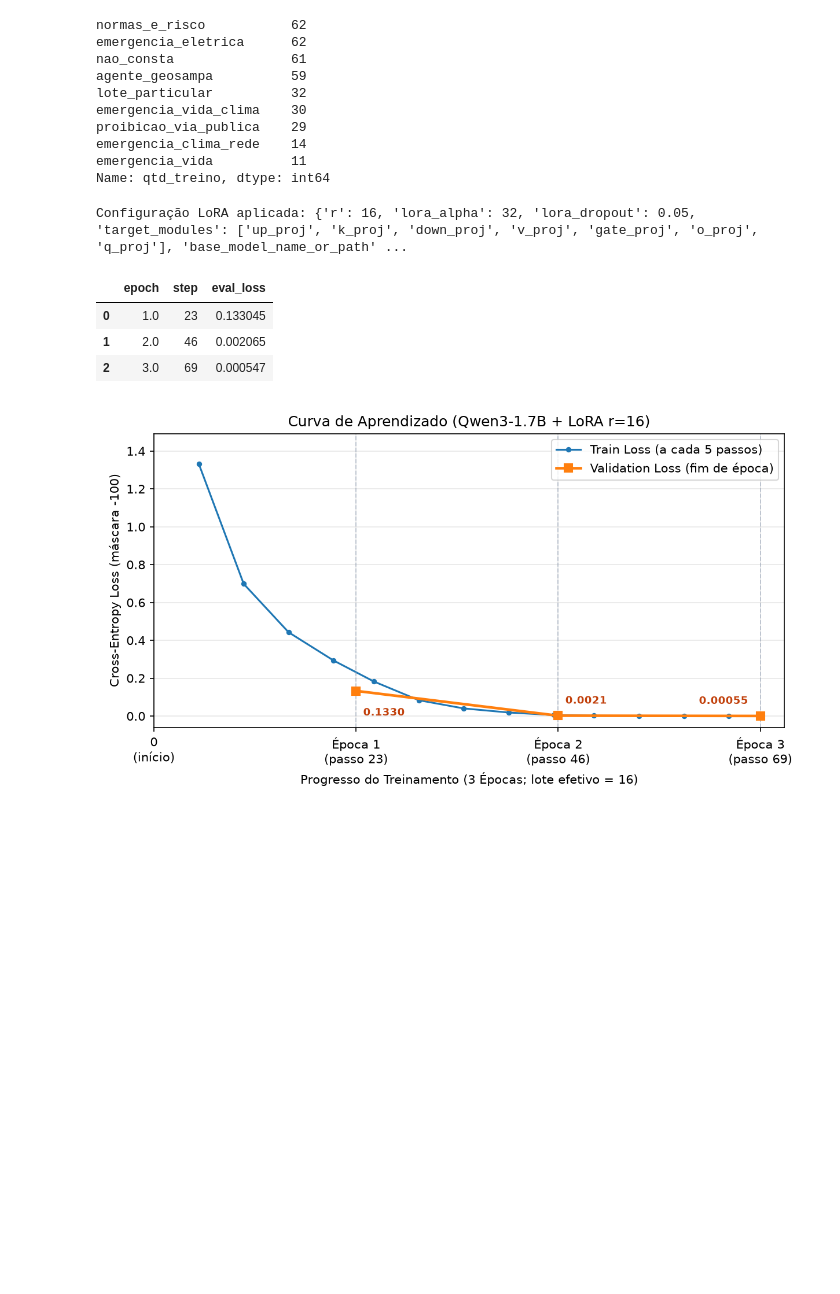
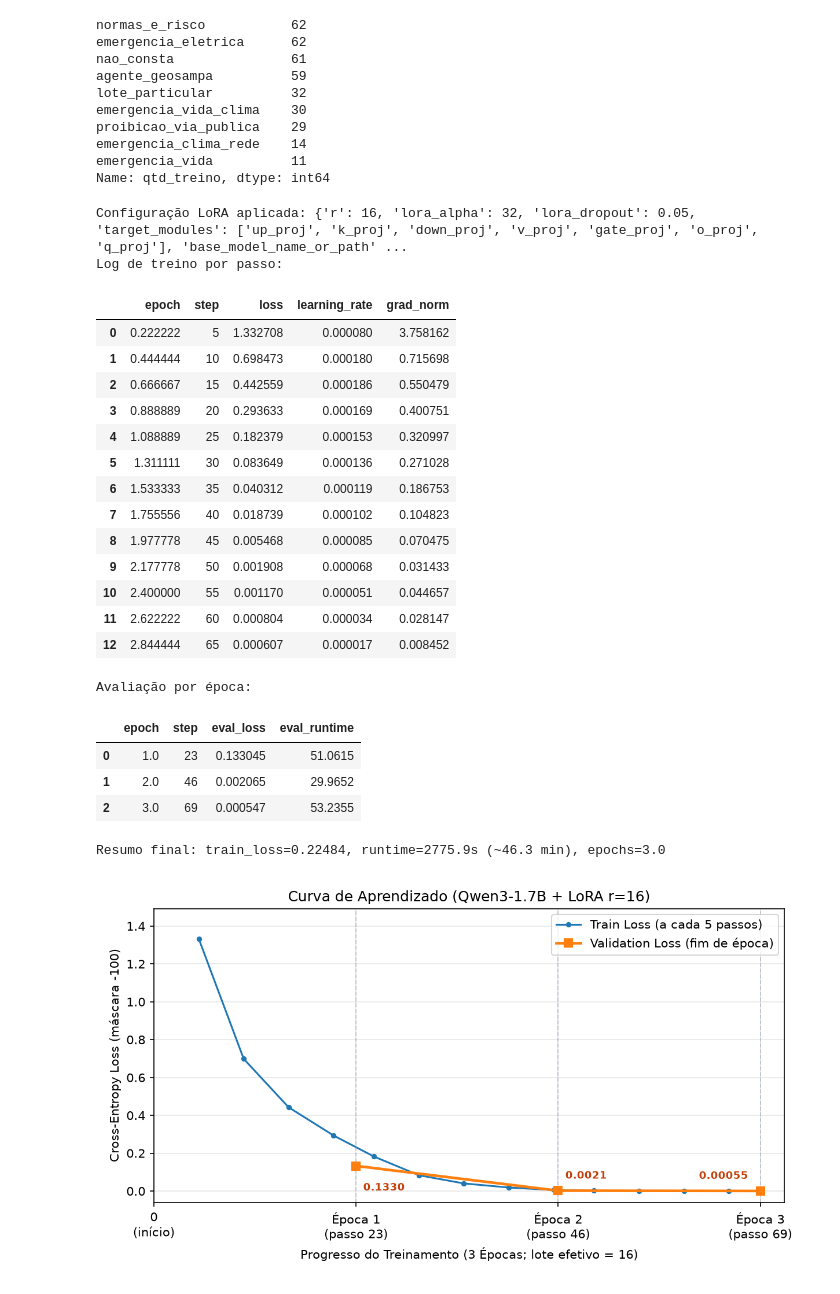
Before and after one commit to LM2124/Fiap-2026-GS2-CitizenTech-Projeto-Arborgrid, a Jupyter notebook: llm-assistant/notebooks/02_treino_lora_qwen3.ipynb, the cells around one changed output. Cells and saved outputs as stored; diff of their text form; code cells hidden in the pictures; blank space fills up the shorter version.

```diff
--- a/llm-assistant/notebooks/02_treino_lora_qwen3.ipynb
+++ b/llm-assistant/notebooks/02_treino_lora_qwen3.ipynb
@@ -37,20 +37,44 @@ Name: qtd_treino, dtype: int64
 # %%
 REEXECUTAR_TREINO = False  # True para retreinar o adaptador LoRA r=16 na GPU (~46 min na RTX 3060 Ti)
 
 if REEXECUTAR_TREINO or not (DIR_ADAPTERS / 'lora_arborgrid_r16' / 'adapter_config.json').exists():
     from scripts.train_lora import main as run_train
     run_train()
 
 cfg = json.loads((DIR_ADAPTERS / 'lora_arborgrid_r16' / 'adapter_config.json').read_text(encoding='utf-8'))
 print('Configuração LoRA aplicada:', {k: cfg[k] for k in ['r', 'lora_alpha', 'lora_dropout', 'target_modules', 'base_model_name_or_path']})
 hist = json.loads((DIR_ASSETS / 'lora_train_history.json').read_text(encoding='utf-8'))
+train_steps = [h for h in hist if 'loss' in h]
 eval_losses = [h for h in hist if 'eval_loss' in h]
-display(pd.DataFrame(eval_losses)[['epoch', 'step', 'eval_loss']])
+summary = next((h for h in hist if 'train_runtime' in h), {})
+print('Log de treino por passo:')
+display(pd.DataFrame(train_steps)[['epoch', 'step', 'loss', 'learning_rate', 'grad_norm']])
+print('Avaliação por época:')
+display(pd.DataFrame(eval_losses)[['epoch', 'step', 'eval_loss', 'eval_runtime']])
+if summary:
+    print(f"Resumo final: train_loss={summary['train_loss']:.5f}, runtime={summary['train_runtime']:.1f}s (~{summary['train_runtime']/60:.1f} min), epochs={summary['epoch']}")
 display(Image(filename=str(DIR_ASSETS / 'curva_loss_lora.png')))
 # %% [output]
 Configuração LoRA aplicada: {'r': 16, 'lora_alpha': 32, 'lora_dropout': 0.05, 'target_modules': ['up_proj', 'k_proj', 'down_proj', 'v_proj', 'gate_proj', 'o_proj', 'q_proj'], 'base_model_name_or_path' ...
+Log de treino por passo:
-|  | epoch | step | eval_loss |
-| 0 | 1.0 | 23 | 0.133045 |
-| 1 | 2.0 | 46 | 0.002065 |
-| 2 | 3.0 | 69 | 0.000547 |
+|  | epoch | step | loss | learning_rate | grad_norm |
+| 0 | 0.222222 | 5 | 1.332708 | 0.000080 | 3.758162 |
+| 1 | 0.444444 | 10 | 0.698473 | 0.000180 | 0.715698 |
+| 2 | 0.666667 | 15 | 0.442559 | 0.000186 | 0.550479 |
+| 3 | 0.888889 | 20 | 0.293633 | 0.000169 | 0.400751 |
+| 4 | 1.088889 | 25 | 0.182379 | 0.000153 | 0.320997 |
+| 5 | 1.311111 | 30 | 0.083649 | 0.000136 | 0.271028 |
+| 6 | 1.533333 | 35 | 0.040312 | 0.000119 | 0.186753 |
+| 7 | 1.755556 | 40 | 0.018739 | 0.000102 | 0.104823 |
+| 8 | 1.977778 | 45 | 0.005468 | 0.000085 | 0.070475 |
+| 9 | 2.177778 | 50 | 0.001908 | 0.000068 | 0.031433 |
+| 10 | 2.400000 | 55 | 0.001170 | 0.000051 | 0.044657 |
+| 11 | 2.622222 | 60 | 0.000804 | 0.000034 | 0.028147 |
+| 12 | 2.844444 | 65 | 0.000607 | 0.000017 | 0.008452 |
+Avaliação por época:
+|  | epoch | step | eval_loss | eval_runtime |
+| 0 | 1.0 | 23 | 0.133045 | 51.0615 |
+| 1 | 2.0 | 46 | 0.002065 | 29.9652 |
+| 2 | 3.0 | 69 | 0.000547 | 53.2355 |
+Resumo final: train_loss=0.22484, runtime=2775.9s (~46.3 min), epochs=3.0
 [figure]
```
Also changed, not shown: parts of 2 cells of this notebook, 23 other files.
